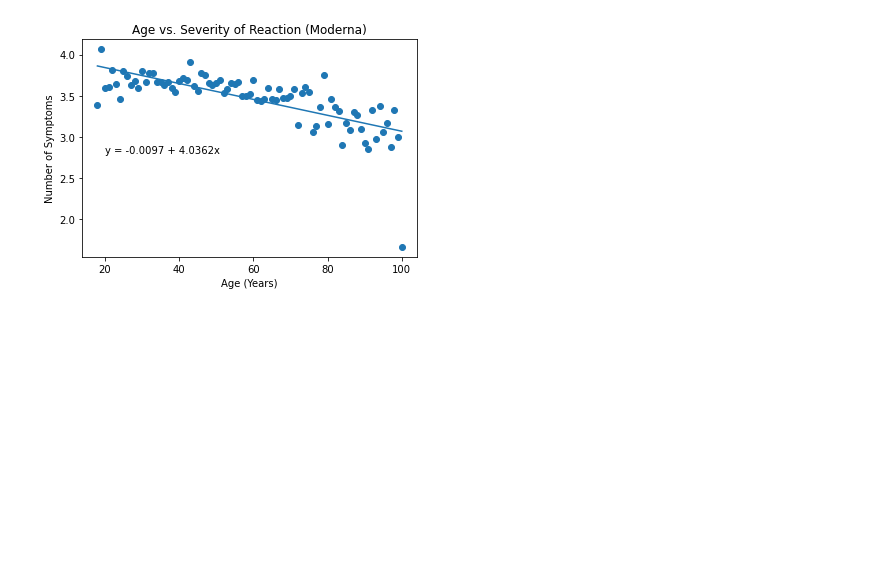
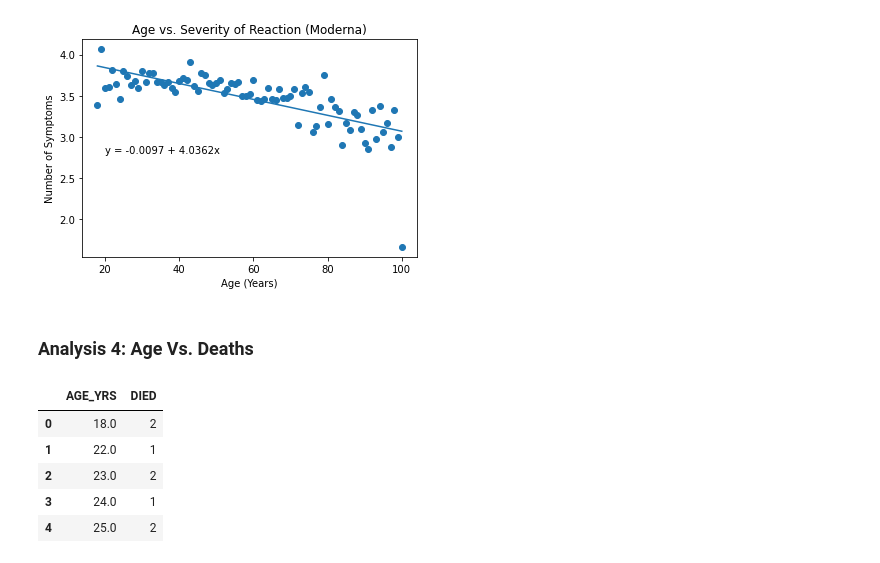
Before and after one commit to verocastillo/vae-watcher, a Jupyter notebook: machine-learning/linear-analysis.ipynb, the cells around one changed output. Cells and saved outputs as stored; diff of their text form; code cells hidden in the pictures; blank space fills up the shorter version.

```diff
--- a/machine-learning/linear-analysis.ipynb
+++ b/machine-learning/linear-analysis.ipynb
@@ -229,3 +229,24 @@ plt.annotate(line_eq2,(20,2.8),fontsize=10,color="black")
 plt.show()
 # %% [output]
 [figure]
+# %% [markdown]
+### Analysis 4: Age Vs. Deaths
+# %%
+# Get values for age and severity, clean data from outliers
+clean = vae_df[vae_df["VAX_TYPE"]=="COVID19"]
+ageded_df = pd.DataFrame(clean[["AGE_YRS","DIED"]])
+ageded_df["AGE_YRS"].replace('', np.nan, inplace=True)
+ageded_df.dropna(subset=['AGE_YRS'], inplace=True)
+ageded_df["AGE_YRS"] = pd.to_numeric(ageded_df["AGE_YRS"])
+ageded_df = ageded_df[ageded_df["AGE_YRS"]>=18]
+ageded_df = ageded_df[ageded_df["AGE_YRS"]<=100]
+ageded_df = ageded_df[ageded_df["DIED"]=="Y"]
+ageded_df = ageded_df.groupby(["AGE_YRS"], as_index=False).count()
+ageded_df.head()
+# %% [output]
+|  | AGE_YRS | DIED |
+| 0 | 18.0 | 2 |
+| 1 | 22.0 | 1 |
+| 2 | 23.0 | 2 |
+| 3 | 24.0 | 1 |
+| 4 | 25.0 | 2 |
```
Also changed, not shown: parts of 9 cells of this notebook.
